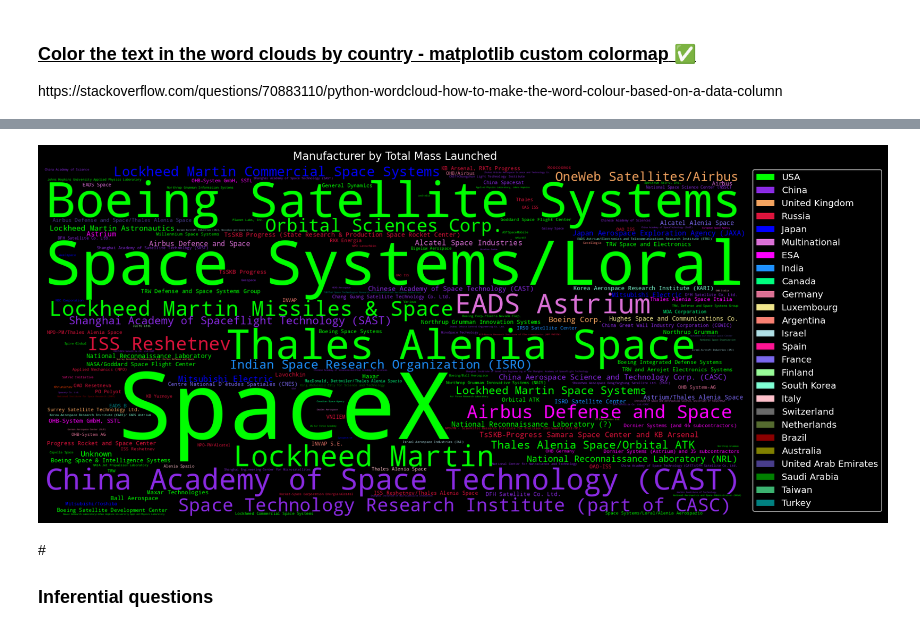
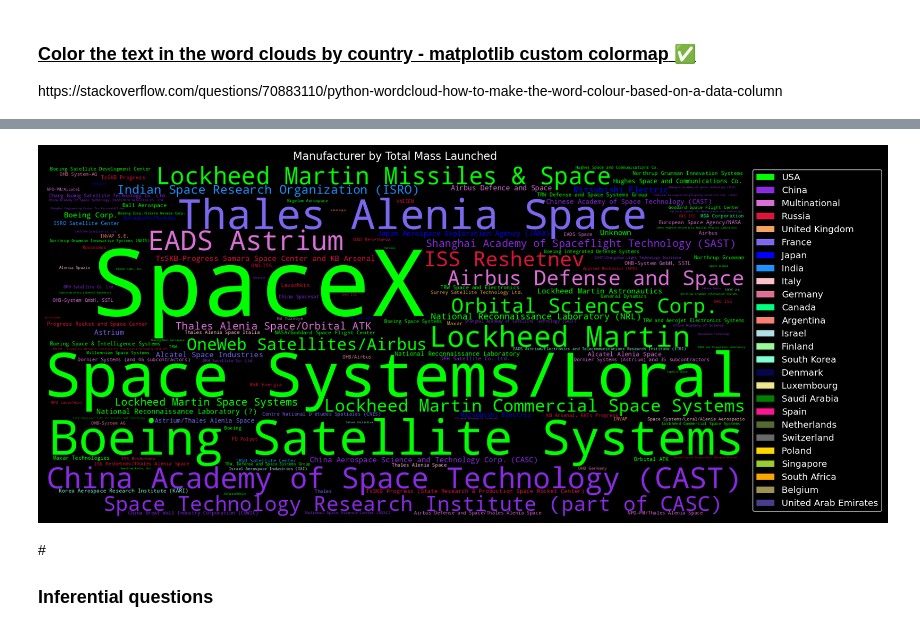
Before and after one commit to brayvid/satellites-eda, a Jupyter notebook: satellites_eda_with_inference.ipynb, the cells around one changed output, grey strips where cells are left out. Drawn from its saved outputs; the diff is of its cells as text; code cells hidden in the pictures.

```diff
--- a/satellites_eda_with_inference.ipynb
+++ b/satellites_eda_with_inference.ipynb
@@ -641,15 +601,52 @@ grouped_color_func_owner.word_to_color
-# %%
-mass_contractor_df = df[['Contractor','MassKg']].groupby(['Contractor']).sum()
-mass_contractor_df = mass_contractor_df[mass_contractor_df['MassKg'] > 0]
-mass_contractor_df['MassKg'] = mass_contractor_df['MassKg'].astype(int)
-mass_contractor_dict = mass_contractor_df.to_dict(index=['Contractor'])['MassKg']
-mass_contractor_dict
-
-grouped_color_func_contractor = SimpleGroupedColorFunc(countries_colors, 'Contractor', '#000000')
-
-plot_word_cloud_dict_colormapped(mass_contractor_dict, grouped_color_func_contractor,'Manufacturer by Total Mass Launched')
-# %% [output]
-[figure, removed]
+# %%
+mass_contractor_df = df[['Contractor','MassKg']].groupby(['Contractor']).sum()
+mass_contractor_df = mass_contractor_df[mass_contractor_df['MassKg'] > 0]
+mass_contractor_df['MassKg'] = mass_contractor_df['MassKg'].astype(int)
+mass_contractor_dict = mass_contractor_df.to_dict(index=['Contractor'])['MassKg']
+mass_contractor_dict
+
+replacement_dict = {
+    'UK': 'United Kingdom',
+    'International': 'Multinational',
+    '/Italy': 'Italy',
+    '/Thales Alenia Space': 'France',
+    'France/Italy': 'Multinational',
+    'France/UK/Germany/Spain':'Multinational',
+    'Germany/UK':'Multinational',
+    'France/UK/Germany':'Multinational',
+    'Russia/France':'Multinational',
+    'Germany/UK/Italy':'Multinational',
+    'United States':'USA',
+    'Denmark/Canada':'Multinational'
+}
+
+df['Country of Contractor'] = df['Country of Contractor'].replace(replacement_dict)
+
+contractor_countries = df['Country of Contractor'].value_counts()
+top_contractor_countries = contractor_countries[:33]
+top_contractor_countries
+
+extra_colors = {
+'Denmark':'#06064c',
+'Belgium':'#9d9452',
+'Ukraine':'#b46fa9',
+'Lithuania':'#4de091'
+# '#5ac3de',
+# '#07bf65',
+# '#2340d2',
+# '#445990',
+# '#f829e9',
+# '#8aa6ea',
+}
+
+palette2 = [(countries_colors[x] if x in countries_colors else extra_colors[x]) for x in top_contractor_countries.keys()]
+contractor_countries_colors = dict(zip(top_contractor_countries.keys(),palette2))
+
+grouped_color_func_contractor = SimpleGroupedColorFunc(contractor_countries_colors, 'Contractor','Country of Contractor', '#000000')
+
+plot_word_cloud_dict_colormapped(mass_contractor_dict, grouped_color_func_contractor,'Manufacturer by Total Mass Launched', 1.2)
+# %% [output]
+[figure, added]
 # %% [markdown]
 #<h3>Inferential questions</h3>
 # %% [markdown]
```
Also changed, not shown: parts of 13 cells of this notebook.
